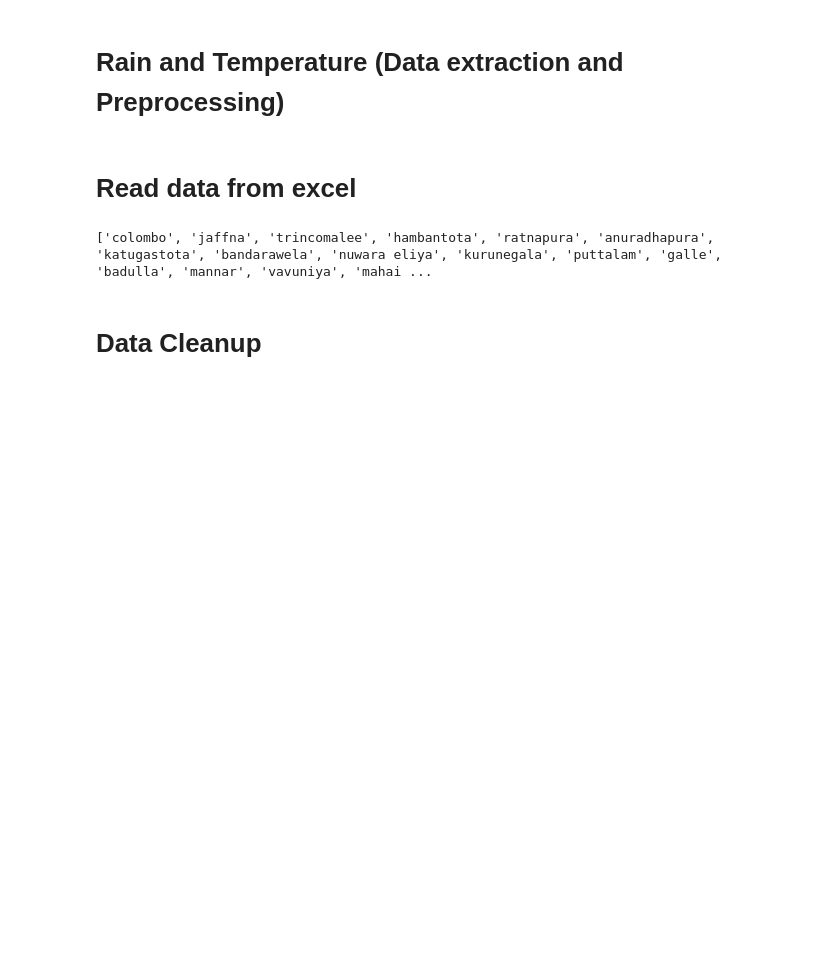
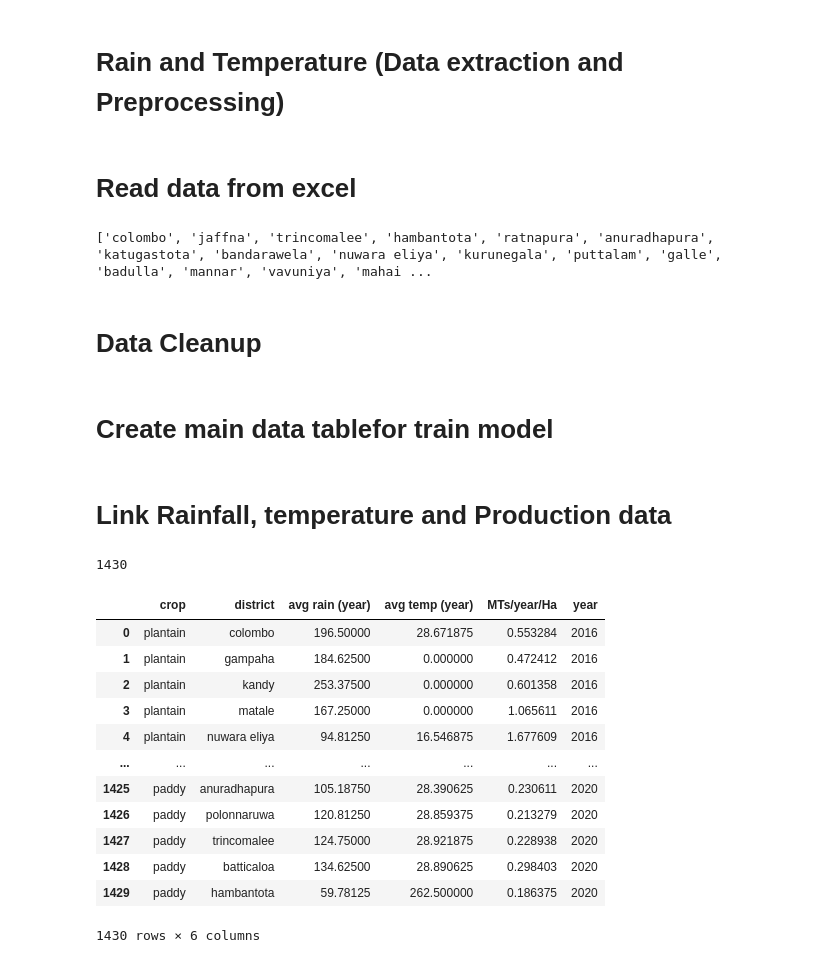
Before and after one commit to maduSulakshi20/FarmCare, a Jupyter notebook: CropRecommendation.ipynb, the cells around one changed output. Drawn from its saved outputs; the diff is of its cells as text; code cells hidden in the pictures; blank space fills up the shorter version.

Commit message:
Link Rainfall, temperature and production data

```diff
--- a/CropRecommendation.ipynb
+++ b/CropRecommendation.ipynb
@@ -273,0 +276,7 @@ dict_keys(['plantain', 'limes', 'oranges', 'papaw', 'potatoes', 'red onion', 'bi
+# %%
+for crop_name in data_prod.keys():
+
+  for i in range(len(data_prod[crop_name])):
+    if data_prod[crop_name][i][3] == 0: mt_per_ha = 0.0
+    else: mt_per_ha = data_prod[crop_name][i][2]/data_prod[crop_name][i][3]
+    data_prod[crop_name][i].append(mt_per_ha)
@@ -346,8 +379,57 @@ temp_rain_districts = rain_data.keys()
 
 for district in temp_rain_districts:
   rain_year_data = np.zeros(7, np.float16)
+  temp_year_data = np.zeros(7, np.float16)
 
   for month in range(12):
     rain_year_data += np.array(rain_data[district][month], np.float16)
+    temp_year_data += np.array(temp_data[district][month], np.float16)
 
   rain_avg_year_data[district] = list(rain_year_data/12)
+  temp_avg_year_data[district] = list(temp_year_data/12)
+# %% [markdown]
+# **Create main data tablefor train model**
+# %% [markdown]
+# Link Rainfall, temperature and Production data
+# %%
+data_prod_temp_rain = []
+
+# year | district | production MTs per year per Ha | avg rain (year) | avg temp (year)
+
+for crop in data_prod.keys():
+  for crop_prod_data in data_prod[crop]:
+    district = crop_prod_data[1]
+    if district not in temp_rain_districts: continue
+
+    year = crop_prod_data[0]
+    prod_per_year_per_ha = crop_prod_data[4]
+    lst = [crop, district,
+           rain_avg_year_data[district][year - 2015],
+           temp_avg_year_data[district][year - 2015],
+           prod_per_year_per_ha, year]
+    data_prod_temp_rain.append(lst)
+# %%
+len(data_prod_temp_rain)
+# %% [output]
+1430
+# %%
+main_table = pd.DataFrame(
+    data_prod_temp_rain,
+    columns=['crop', 'district', 'avg rain (year)', 'avg temp (year)', 'MTs/year/Ha', 'year'],
+    )
+# %%
+main_table
+# %% [output]
+|  | crop | district | avg rain (year) | avg temp (year) | MTs/year/Ha | year |
+| 0 | plantain | colombo | 196.50000 | 28.671875 | 0.553284 | 2016 |
+| 1 | plantain | gampaha | 184.62500 | 0.000000 | 0.472412 | 2016 |
+| 2 | plantain | kandy | 253.37500 | 0.000000 | 0.601358 | 2016 |
+| 3 | plantain | matale | 167.25000 | 0.000000 | 1.065611 | 2016 |
+| 4 | plantain | nuwara eliya | 94.81250 | 16.546875 | 1.677609 | 2016 |
+| ... | ... | ... | ... | ... | ... | ... |
+| 1425 | paddy | anuradhapura | 105.18750 | 28.390625 | 0.230611 | 2020 |
+| 1426 | paddy | polonnaruwa | 120.81250 | 28.859375 | 0.213279 | 2020 |
+| 1427 | paddy | trincomalee | 124.75000 | 28.921875 | 0.228938 | 2020 |
+| 1428 | paddy | batticaloa | 134.62500 | 28.890625 | 0.298403 | 2020 |
+| 1429 | paddy | hambantota | 59.78125 | 262.500000 | 0.186375 | 2020 |
+1430 rows × 6 columns
```
Also changed, not shown: parts of 3 cells of this notebook.
